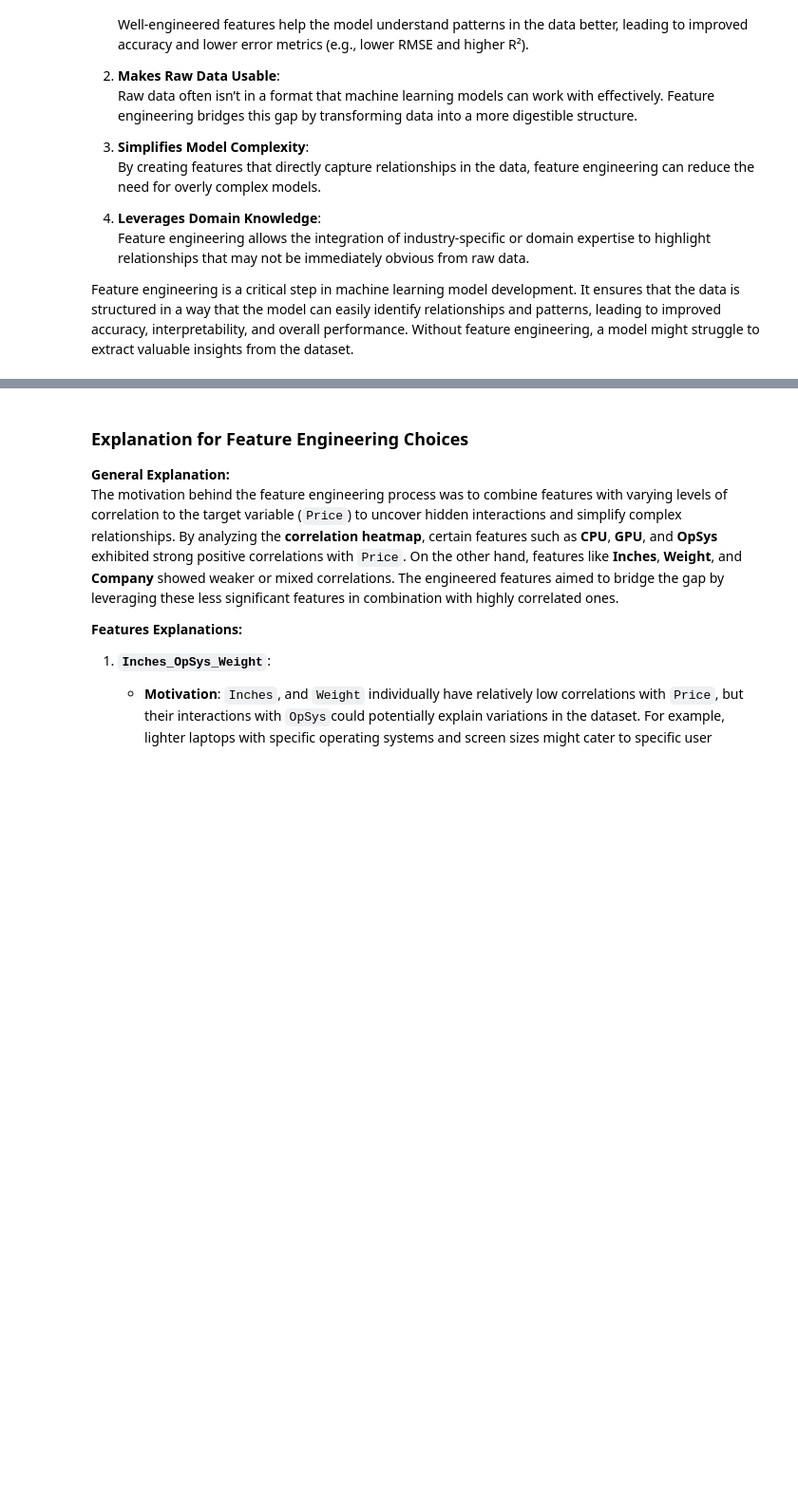
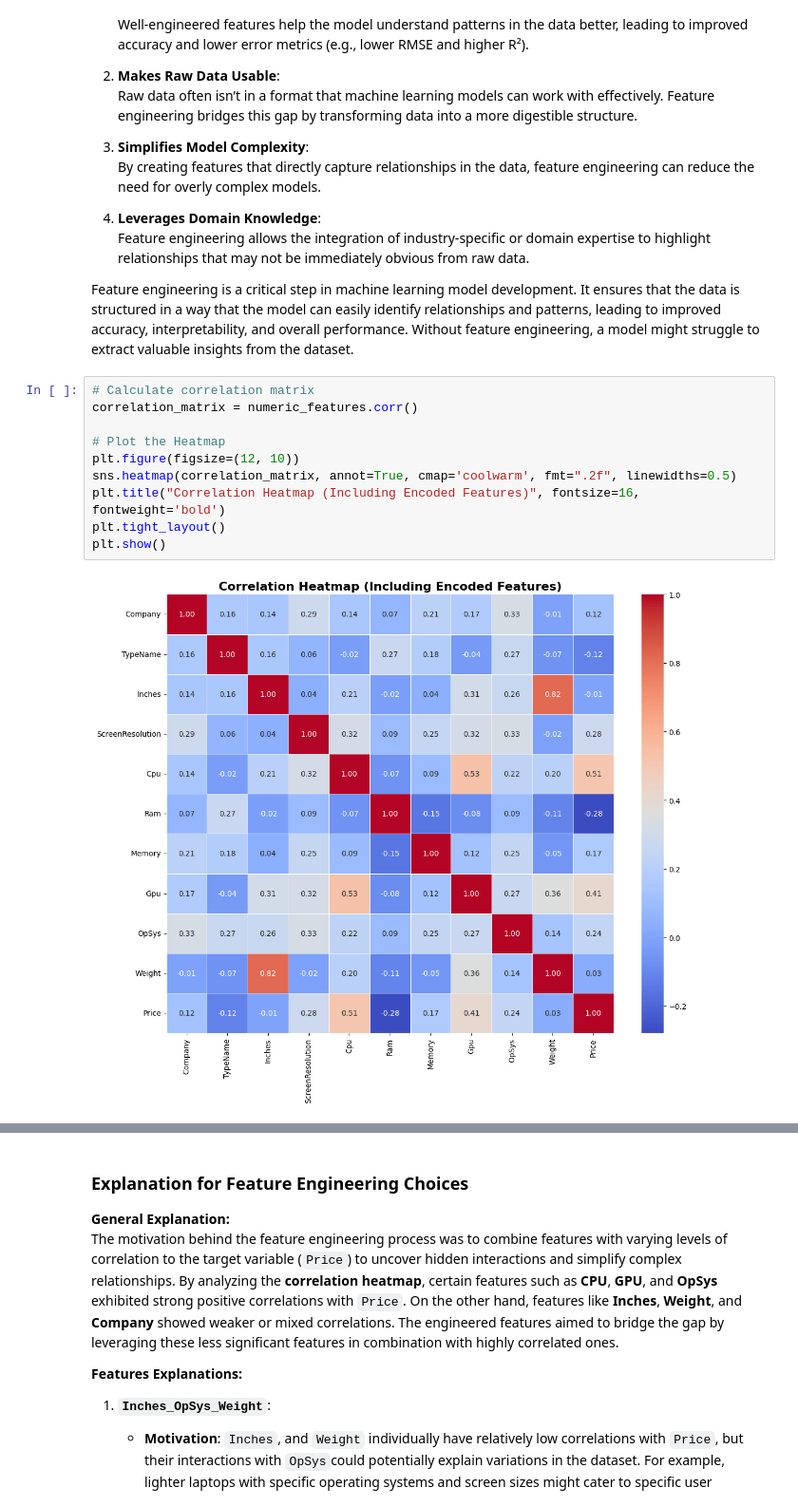
Before and after one commit to EliyaRabia/Tabular-Data-Project, a Jupyter notebook: part2.ipynb, the cells around one changed output, grey strips where cells are left out. Shown at 95% size. Drawn from its saved outputs; the diff is of its cells as text; blank space fills up the shorter version.

```diff
--- a/part2.ipynb
+++ b/part2.ipynb
@@ -715,3 +716,15 @@ Feature Engineering is the process of creating, modifying, or selecting features
    Feature engineering allows the integration of industry-specific or domain expertise to highlight relationships that may not be immediately obvious from raw data.
 
 Feature engineering is a critical step in machine learning model development. It ensures that the data is structured in a way that the model can easily identify relationships and patterns, leading to improved accuracy, interpretability, and overall performance. Without feature engineering, a model might struggle to extract valuable insights from the dataset.
+# %%
+# Calculate correlation matrix
+correlation_matrix = numeric_features.corr()
+
+# Plot the Heatmap
+plt.figure(figsize=(12, 10))
+sns.heatmap(correlation_matrix, annot=True, cmap='coolwarm', fmt=".2f", linewidths=0.5)
+plt.title("Correlation Heatmap (Including Encoded Features)", fontsize=16, fontweight='bold')
+plt.tight_layout()
+plt.show()
+# %% [output]
+[figure, added]
```
Also changed, not shown: parts of 6 cells of this notebook.
